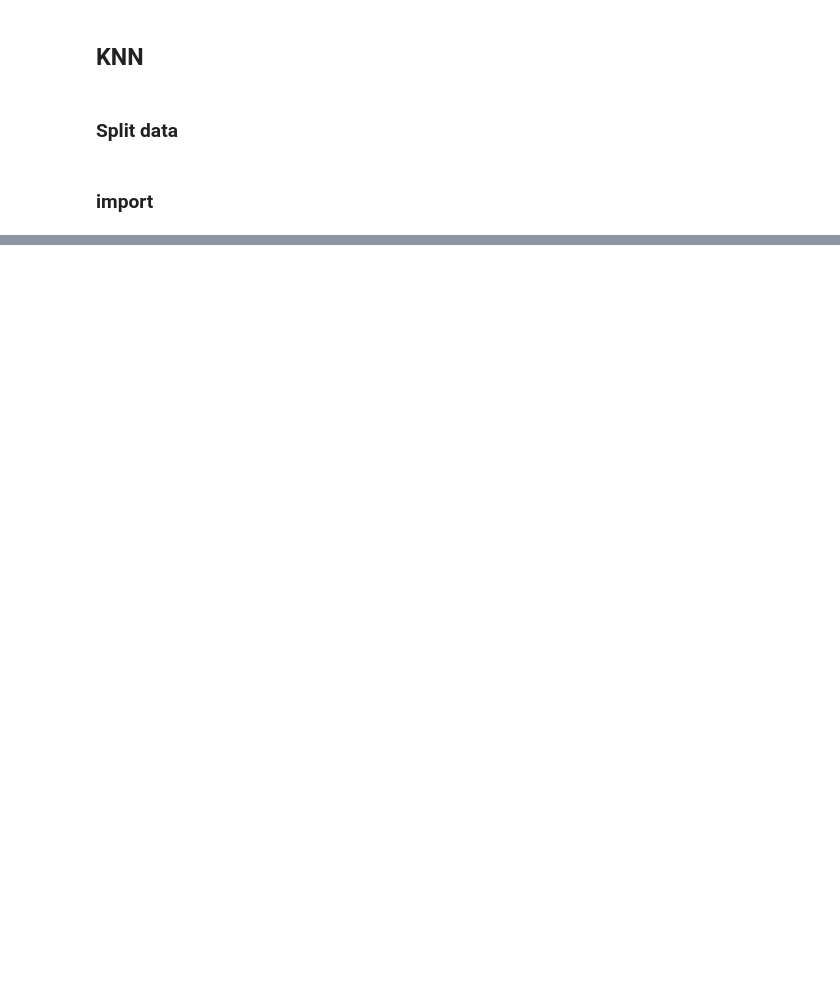
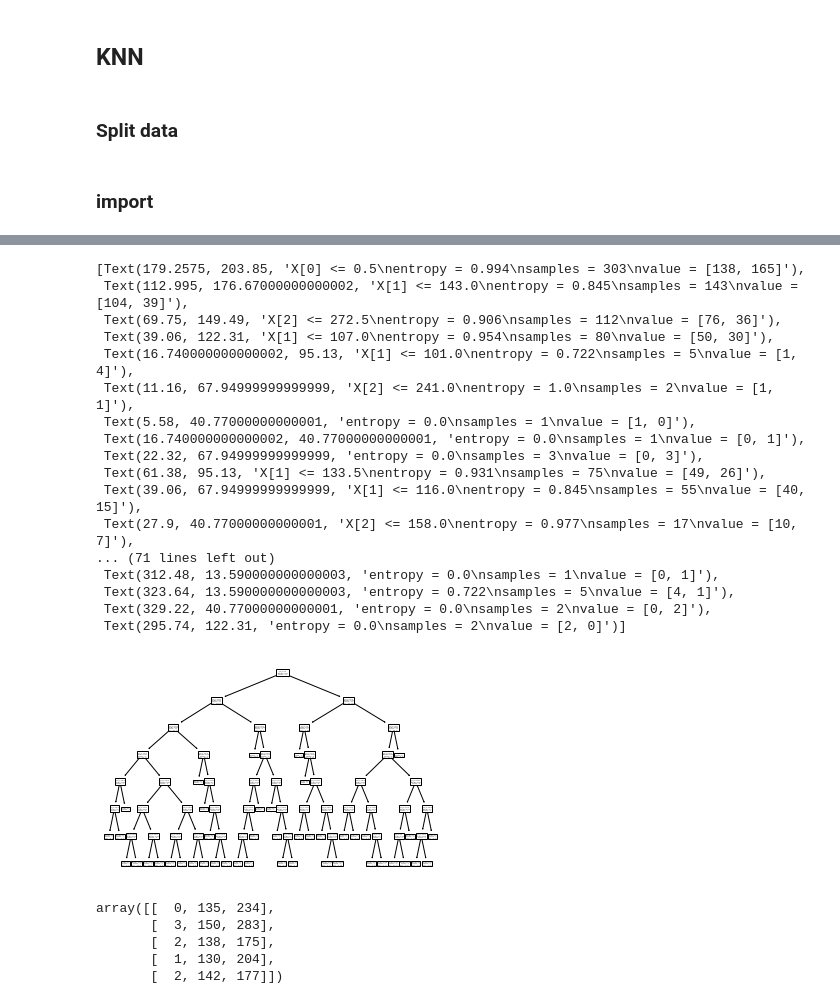
Before and after one commit to Anusarakh/DPDM2021, a Jupyter notebook: project2.ipynb, the cells around one changed output, grey strips where cells are left out. Cells and saved outputs as stored; diff of their text form; code cells hidden in the pictures; blank space fills up the shorter version.

```diff
--- a/project2.ipynb
+++ b/project2.ipynb
@@ -140,0 +232,2 @@ mytree = DecisionTreeClassifier()
+# %%
+mytree3 = DecisionTreeClassifier(criterion='entropy',max_depth=7)
@@ -144,0 +258,2 @@ ValueError: ignored
+# %%
+mytree3.fit(X,Y)
@@ -144,0 +313,21 @@ ValueError: ignored
+# %%
+plot_tree(mytree3)
+# %% [output]
+[Text(179.2575, 203.85, 'X[0] <= 0.5\nentropy = 0.994\nsamples = 303\nvalue = [138, 165]'),
+ Text(112.995, 176.67000000000002, 'X[1] <= 143.0\nentropy = 0.845\nsamples = 143\nvalue = [104, 39]'),
+ Text(69.75, 149.49, 'X[2] <= 272.5\nentropy = 0.906\nsamples = 112\nvalue = [76, 36]'),
+ Text(39.06, 122.31, 'X[1] <= 107.0\nentropy = 0.954\nsamples = 80\nvalue = [50, 30]'),
+ Text(16.740000000000002, 95.13, 'X[1] <= 101.0\nentropy = 0.722\nsamples = 5\nvalue = [1, 4]'),
+ Text(11.16, 67.94999999999999, 'X[2] <= 241.0\nentropy = 1.0\nsamples = 2\nvalue = [1, 1]'),
+ Text(5.58, 40.77000000000001, 'entropy = 0.0\nsamples = 1\nvalue = [1, 0]'),
+ Text(16.740000000000002, 40.77000000000001, 'entropy = 0.0\nsamples = 1\nvalue = [0, 1]'),
+ Text(22.32, 67.94999999999999, 'entropy = 0.0\nsamples = 3\nvalue = [0, 3]'),
+ Text(61.38, 95.13, 'X[1] <= 133.5\nentropy = 0.931\nsamples = 75\nvalue = [49, 26]'),
+ Text(39.06, 67.94999999999999, 'X[1] <= 116.0\nentropy = 0.845\nsamples = 55\nvalue = [40, 15]'),
+ Text(27.9, 40.77000000000001, 'X[2] <= 158.0\nentropy = 0.977\nsamples = 17\nvalue = [10, 7]'),
+... (71 lines left out)
+ Text(312.48, 13.590000000000003, 'entropy = 0.0\nsamples = 1\nvalue = [0, 1]'),
+ Text(323.64, 13.590000000000003, 'entropy = 0.722\nsamples = 5\nvalue = [4, 1]'),
+ Text(329.22, 40.77000000000001, 'entropy = 0.0\nsamples = 2\nvalue = [0, 2]'),
+ Text(295.74, 122.31, 'entropy = 0.0\nsamples = 2\nvalue = [2, 0]')]
+[figure, added]
@@ -144,0 +338,8 @@ ValueError: ignored
+# %%
+X_train[:5,:6]
+# %% [output]
+array([[  0, 135, 234],
+       [  3, 150, 283],
+       [  2, 138, 175],
+       [  1, 130, 204],
+       [  2, 142, 177]])
```
Also changed, not shown: parts of 82 cells of this notebook.
